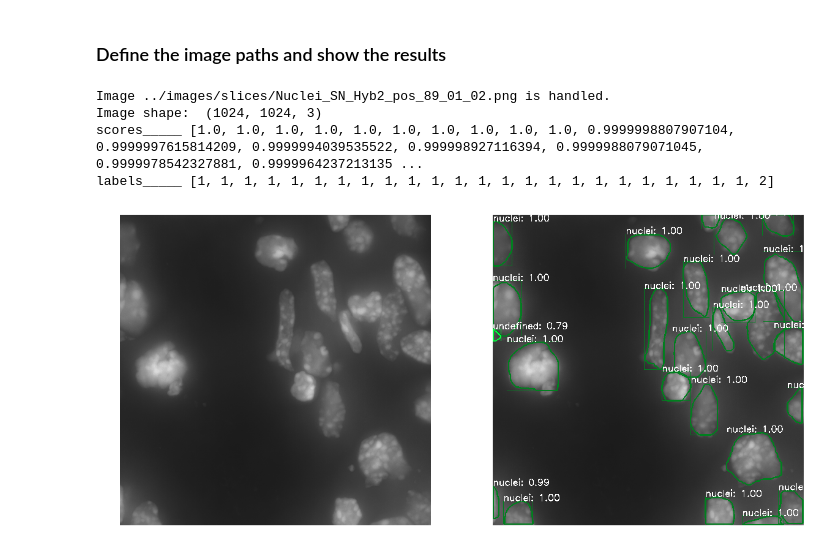
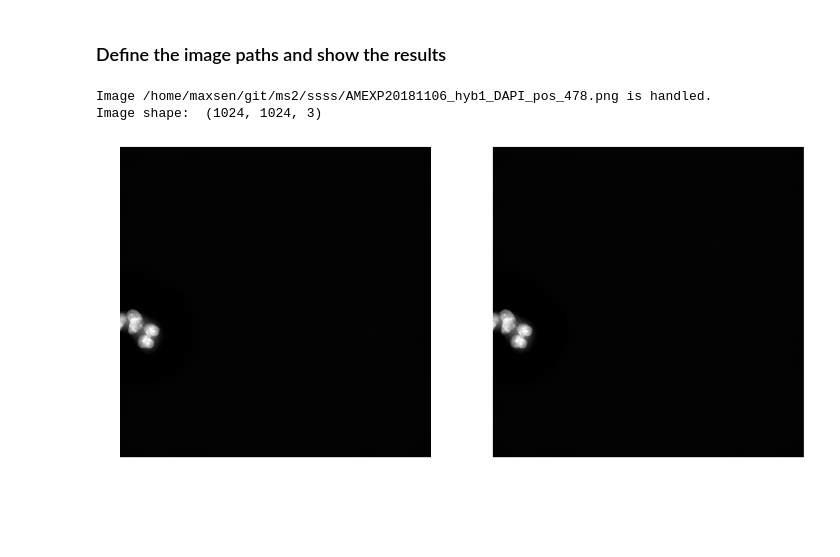
Before and after one commit to maxsenh/nuclei_cell_detect, a Jupyter notebook: demo/Mask_R-CNN_demo.ipynb, the cells around one changed output. Cells and saved outputs as stored; diff of their text form; code cells hidden in the pictures; blank space fills up the shorter version.

```diff
--- a/demo/Mask_R-CNN_demo.ipynb
+++ b/demo/Mask_R-CNN_demo.ipynb
@@ -71,14 +53,14 @@ Change the confidence threshold.
 nuclei_detect = NUCLEIdemo(
     cfg,
     min_image_size=512,
-    confidence_threshold=0.7,
+    confidence_threshold=0.1,
 )
 # %% [markdown]
 Let's define a few helper functions for loading images from a URL
 # %%
 # load image
 def load(path):
-    pil_image = Image.open(path).convert("RGB")
+    pil_image = Image.open(path).convert("RGB").resize((1024, 1024))
     # convert to BGR format
     image = np.array(pil_image)[:, :, [2, 1, 0]]
     return image
@@ -100,20 +82,19 @@ def imshow(img, result, save_path=None):
 # %% [markdown]
 ### Define the image paths and show the results
 # %%
-img_path = '../images/slices/'
+img_path = '/home/maxsen/git/ms2/ssss/'
+#img_path = '/home/maxsen/DEEPL/data/nuclei_20190205_data/all/'
 
 # random image is taken from the image path
 random_img = random.choice(os.listdir(img_path))
 print('Image {} is handled.'.format(img_path + random_img))
 image = load(img_path + random_img)
 print('Image shape: ',image.shape)
 
 # results are computed
 results, predictions = nuclei_detect.run_on_opencv_image(image)
 imshow(image, results)
 # %% [output]
-Image ../images/slices/Nuclei_SN_Hyb2_pos_89_01_02.png is handled.
+Image /home/maxsen/git/ms2/ssss/AMEXP20181106_hyb1_DAPI_pos_478.png is handled.
 Image shape:  (1024, 1024, 3)
-scores_____ [1.0, 1.0, 1.0, 1.0, 1.0, 1.0, 1.0, 1.0, 1.0, 1.0, 0.9999998807907104, 0.9999997615814209, 0.9999994039535522, 0.999998927116394, 0.9999988079071045, 0.9999978542327881, 0.9999964237213135 ...
-labels_____ [1, 1, 1, 1, 1, 1, 1, 1, 1, 1, 1, 1, 1, 1, 1, 1, 1, 1, 1, 1, 1, 1, 1, 1, 2]
-[figure, old version]
+[figure, new version]
```
Also changed, not shown: parts of 1 cell of this notebook, 2 other files.
